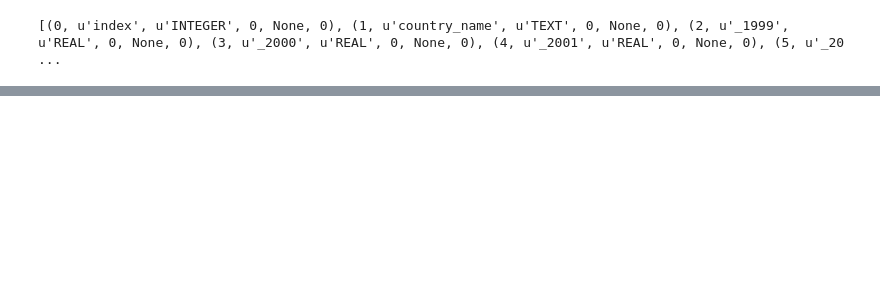
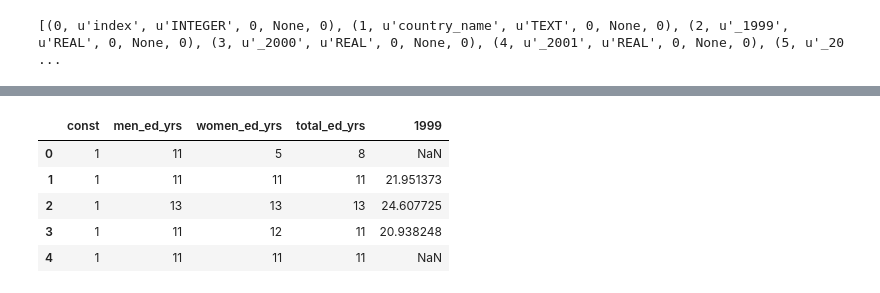
Before and after one commit to AschHarwood/Thinkful4, a Jupyter notebook: social_stats.ipynb, the cells around one changed output, grey strips where cells are left out. Saved outputs shown, nothing was run; the diff lists cells and outputs as text; code cells hidden in the pictures; blank space fills up the shorter version.

```diff
--- a/social_stats.ipynb
+++ b/social_stats.ipynb
@@ -63,0 +76,13 @@ df_combined_column_named
+# %%
+df_log = pd.DataFrame(X)
+# %%
+result = pd.concat([df_log, y], axis=1)
+# %%
+result.head()
+# %% [output]
+|  | const | men_ed_yrs | women_ed_yrs | total_ed_yrs | 1999 |
+| 0 | 1 | 11 | 5 | 8 | NaN |
+| 1 | 1 | 11 | 11 | 11 | 21.951373 |
+| 2 | 1 | 13 | 13 | 13 | 24.607725 |
+| 3 | 1 | 11 | 12 | 11 | 20.938248 |
+| 4 | 1 | 11 | 11 | 11 | NaN |
```
Also changed, not shown: parts of 7 cells of this notebook, 5 other files.
